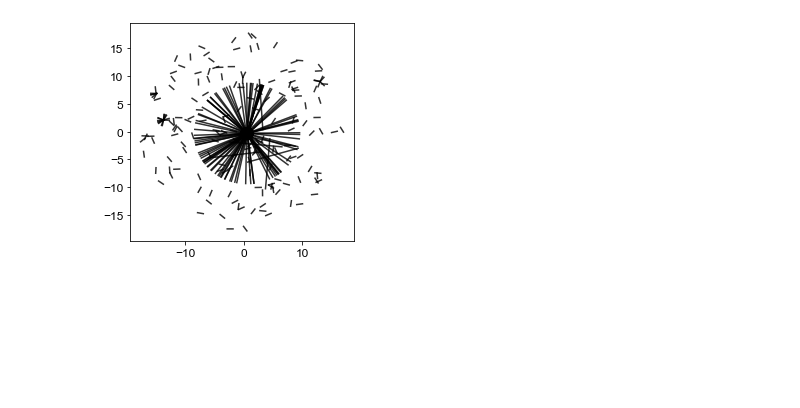
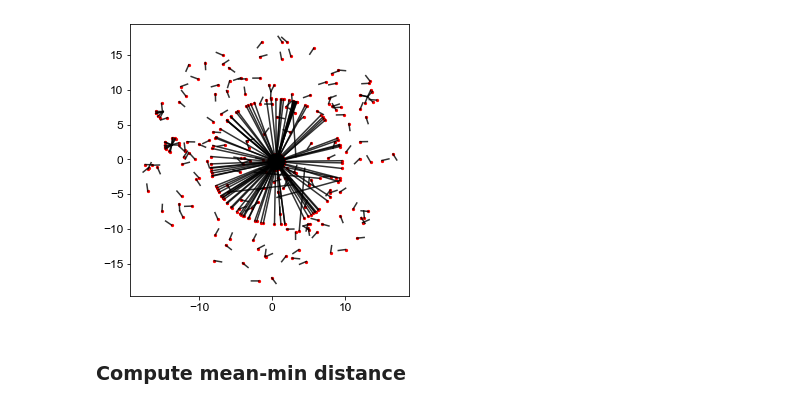
Before and after one commit to shichenliu97/active-matters-programmed-phase-transition, a Jupyter notebook: percolation/mean_min_dist.ipynb, the cells around one changed output. Drawn from its saved outputs; the diff is of its cells as text; code cells hidden in the pictures; blank space fills up the shorter version.

Commit message:
computed mean min dist

```diff
--- a/percolation/mean_min_dist.ipynb
+++ b/percolation/mean_min_dist.ipynb
@@ -60,13 +101,3 @@ df = pd.read_table('~/thomsonlab/simulation/percolation/run-series4/run0007/fibe
                 delim_whitespace=True,
                 names=['class', 'identity', 'length', 'posX', 'posY', 'dirX', 'dirY', 'endToEnd', 'cosinus', 'organizer'])
 df = df.dropna(how='any')
-# %%
-fig, ax = plt.subplots(figsize=(4,4))
-
-for index, row in df.iterrows():
-    x, y = plot_microtubule(row)
-    ax.plot(x, y, color='black', alpha=0.8)
-
-plt.show()
-# %% [output]
-[figure, removed]
@@ -87,0 +104,22 @@ def segment_microtubule(row):
+# %%
+fig, ax = plt.subplots(figsize=(5, 5))
+
+for index, row in df.iterrows():
+    posX = row['posX']
+    posY = row['posY']
+    dirX = row['dirX']
+    dirY = row['dirY']
+    L = int(row['length'])
+    alpha = get_alpha(dirX, dirY, L)
+    x, y = get_end_coords(posX, posY, dirX, dirY, alpha)
+    ax.scatter([x], [y], color='red', s=5)
+    nodes = get_nodes(posX, posY, dirX, dirY, L)
+    x = [n[0] for n in nodes]
+    y = [n[1] for n in nodes]
+    ax.plot(x, y, color='black', alpha=0.8)
+
+plt.show()
+# %% [output]
+[figure, added]
+# %% [markdown]
+### Compute mean-min distance
```
Also changed, not shown: parts of 16 cells of this notebook.
